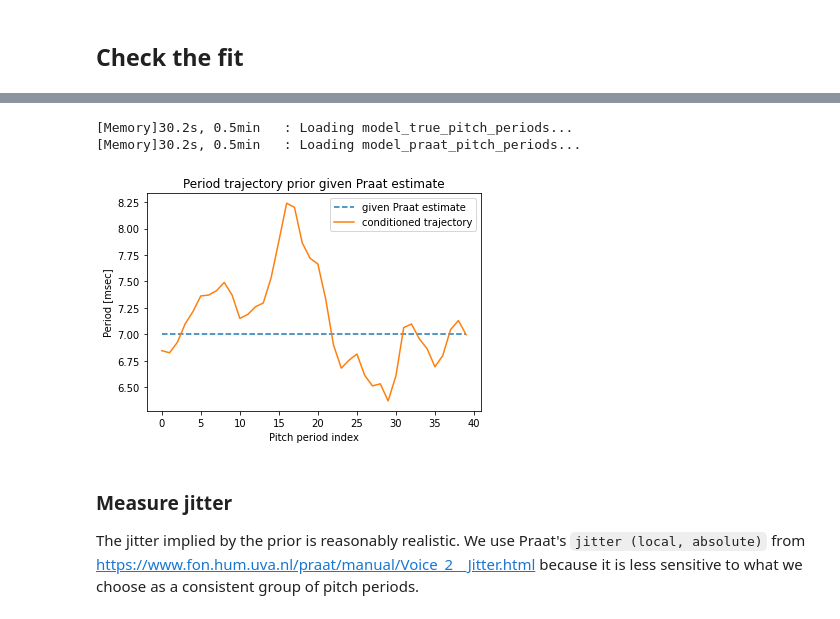
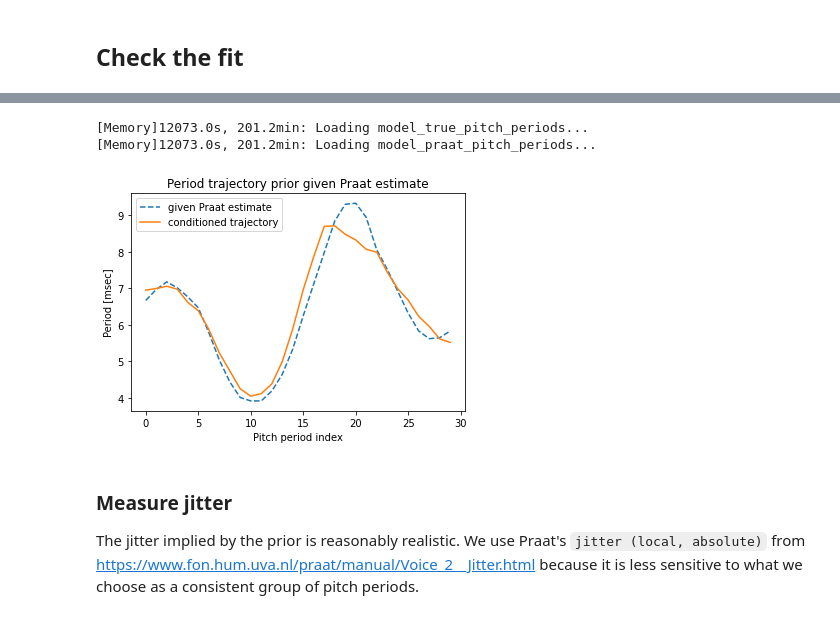
Before and after one commit to mvsoom/thesis-py, a Jupyter notebook: dgf/prior/period.ipynb, the cells around one changed output, grey strips where cells are left out. Drawn from its saved outputs; the diff is of its cells as text; code cells hidden in the pictures.

```diff
--- a/dgf/prior/period.ipynb
+++ b/dgf/prior/period.ipynb
@@ -396,18 +383,18 @@ title('Period trajectory prior');
 # %%
-praat_estimate = [7.]*40
+praat_estimate = samples[0,:]
 
 prior = period.trajectory_prior(praat_estimate=praat_estimate)
-samples = prior.sample(1, seed=jax.random.PRNGKey(randint(0,1000)))
+csamples = prior.sample(1, seed=jax.random.PRNGKey(randint(0,1000)))
 plot(praat_estimate, '--', label="given Praat estimate")
-plot(samples.T, label="conditioned trajectory")
+plot(csamples.T, label="conditioned trajectory")
 legend()
 xlabel('Pitch period index');
 ylabel('Period [msec]');
 title('Period trajectory prior given Praat estimate');
 # %% [output]
-[Memory]30.2s, 0.5min   : Loading model_true_pitch_periods...
-[Memory]30.2s, 0.5min   : Loading model_praat_pitch_periods...
+[Memory]12073.0s, 201.2min: Loading model_true_pitch_periods...
+[Memory]12073.0s, 201.2min: Loading model_praat_pitch_periods...
-[figure, old version]
+[figure, new version]
 # %% [markdown]
 ### Measure jitter
 
```
Also changed, not shown: parts of 56 cells of this notebook, 5 other files.
